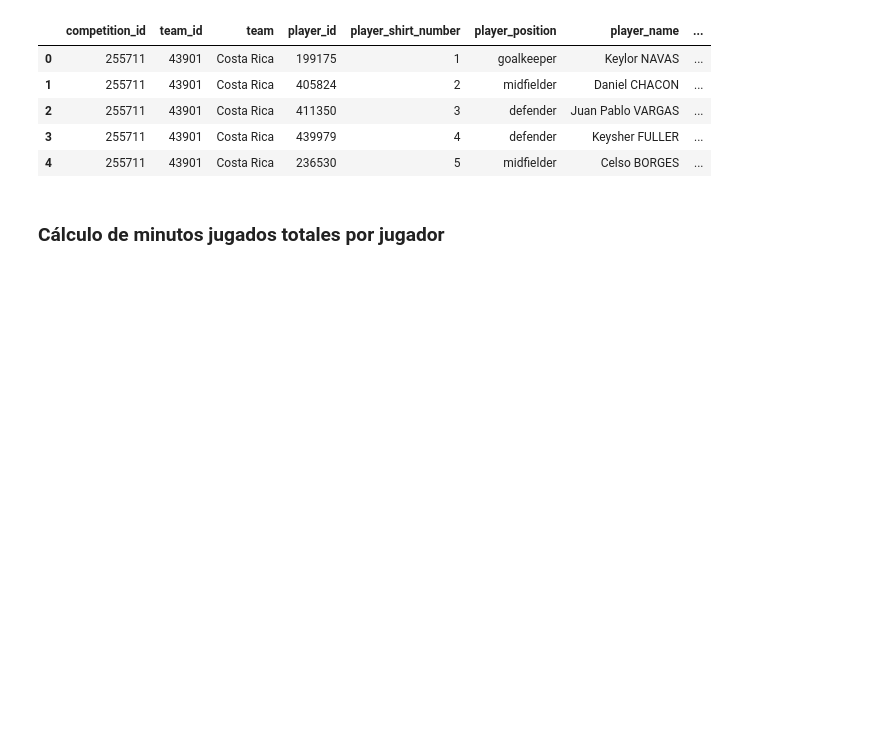
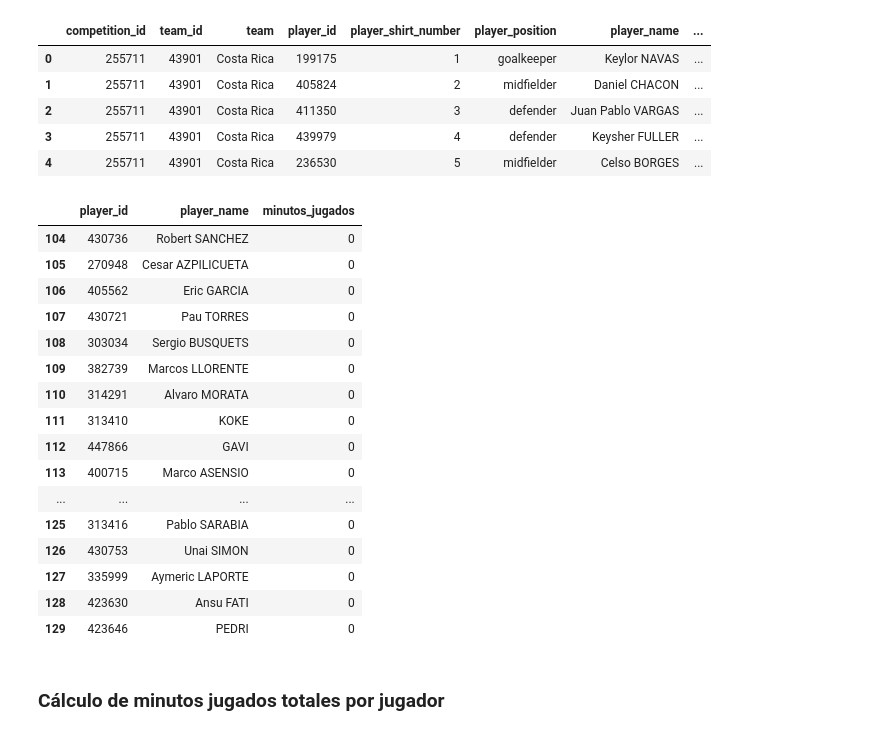
Before and after one commit to Davidteje/FP_Fifa-World-Cup-2022_Spain-Analysis, a Jupyter notebook: src/main.ipynb, the cells around one changed output. Drawn from its saved outputs; the diff is of its cells as text; code cells hidden in the pictures; blank space fills up the shorter version.

```diff
--- a/src/main.ipynb
+++ b/src/main.ipynb
@@ -127,7 +156,7 @@ df_est
 # %% [markdown]
 ### Importación de tabla jugadores y preparación de la misma
 # %%
-df_pl=pd.read_excel(r'C:\Users\david\Proyectos\QATAR 2022\PROYECTO ESPAÑA\pruebas\players.xlsx')
+df_pl=pd.read_excel(r'C:\Users\david\OneDrive\Documentos\DATA ANALYTICS\Proyectos\Github\FP_Fifa-World-Cup-2022_Spain-Analysis\viz\ficheros Tableau\players.xlsx')
 df_pl.head()
 # %% [output]
 |  | competition_id | team_id | team | player_id | player_shirt_number | player_position | player_name | ... |
@@ -140,6 +169,25 @@ df_pl.head()
 df_minutos = df_pl[df_pl.team=='Spain'][['player_id', 'player_name']]
 # %%
 df_minutos['minutos_jugados'] = 0
+df_minutos
+# %% [output]
+|  | player_id | player_name | minutos_jugados |
+| 104 | 430736 | Robert SANCHEZ | 0 |
+| 105 | 270948 | Cesar AZPILICUETA | 0 |
+| 106 | 405562 | Eric GARCIA | 0 |
+| 107 | 430721 | Pau TORRES | 0 |
+| 108 | 303034 | Sergio BUSQUETS | 0 |
+| 109 | 382739 | Marcos LLORENTE | 0 |
+| 110 | 314291 | Alvaro MORATA | 0 |
+| 111 | 313410 | KOKE | 0 |
+| 112 | 447866 | GAVI | 0 |
+| 113 | 400715 | Marco ASENSIO | 0 |
+| ... | ... | ... | ... |
+| 125 | 313416 | Pablo SARABIA | 0 |
+| 126 | 430753 | Unai SIMON | 0 |
+| 127 | 335999 | Aymeric LAPORTE | 0 |
+| 128 | 423630 | Ansu FATI | 0 |
+| 129 | 423646 | PEDRI | 0 |
 # %% [markdown]
 ### Cálculo de minutos jugados totales por jugador
 # %%
```
Also changed, not shown: parts of 19 cells of this notebook, 3 other files.
